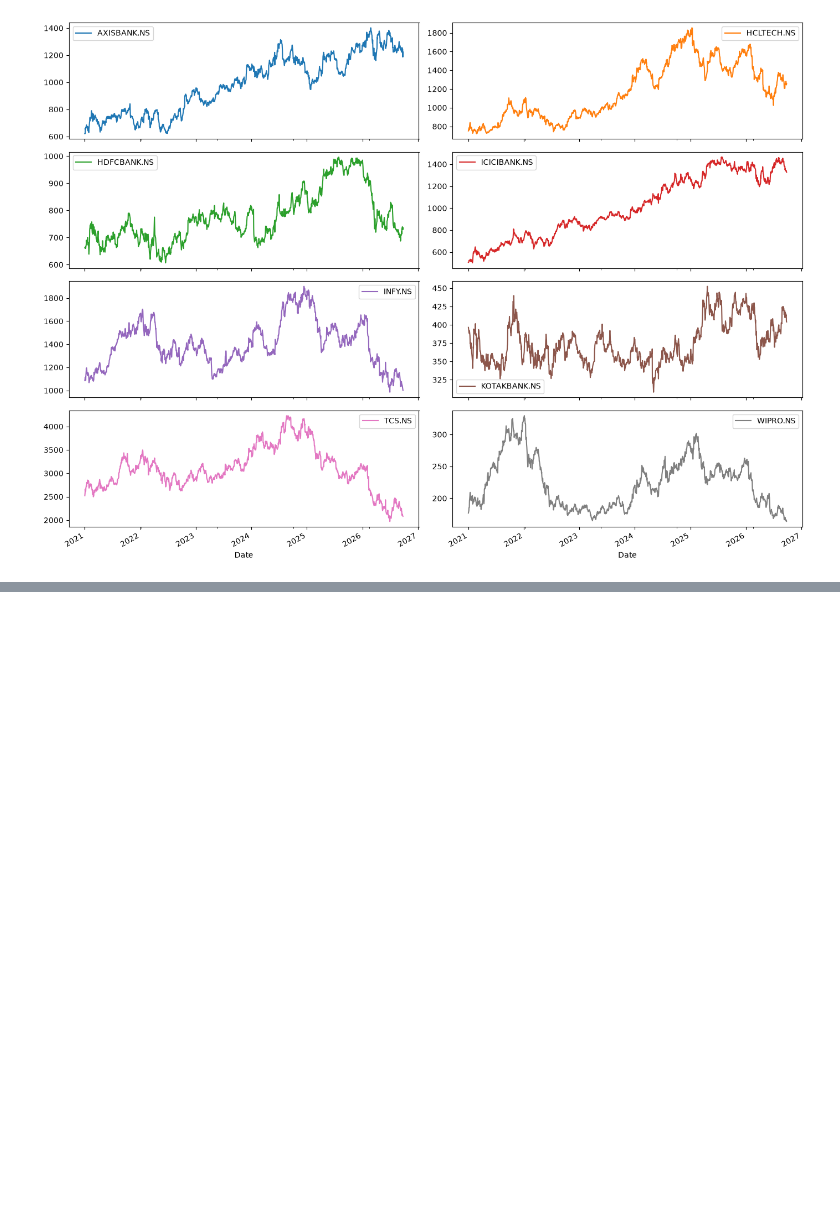
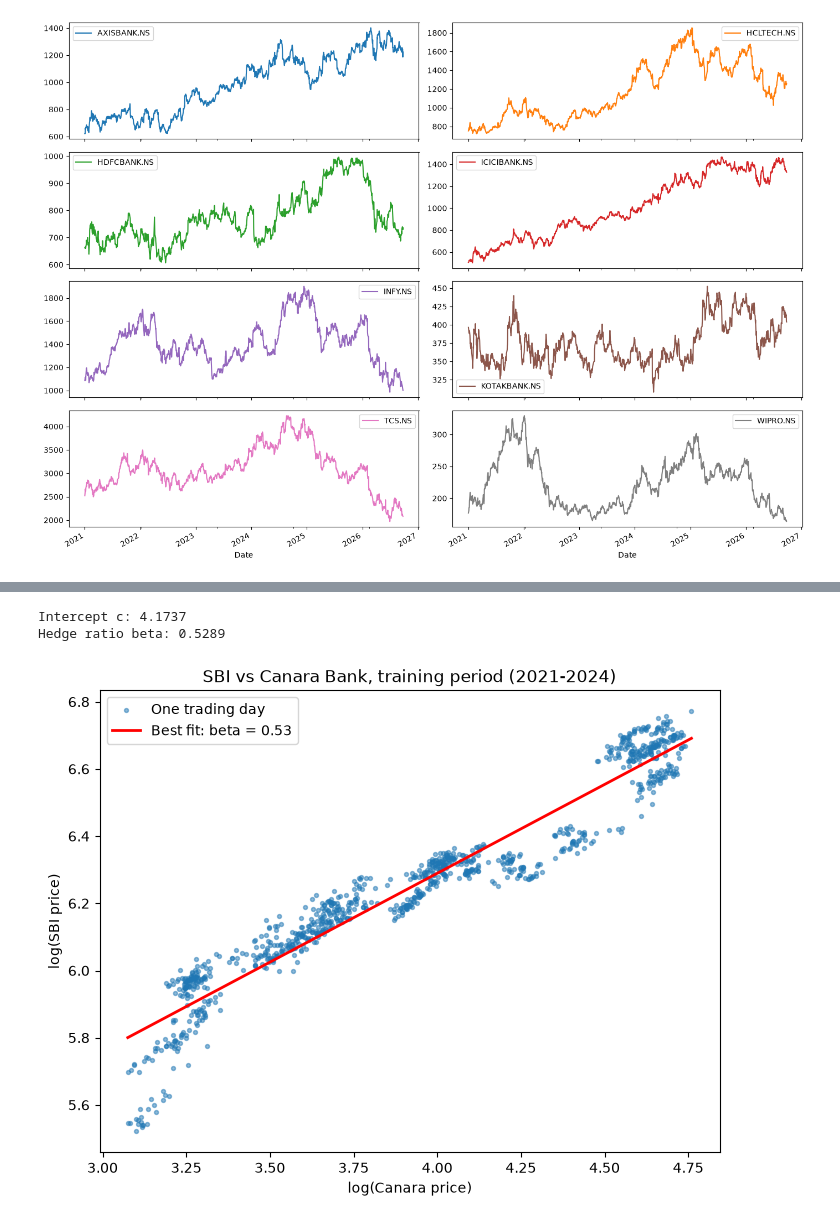
Before and after one commit to mystic0196/pairs-trading, a Jupyter notebook: notebooks/analysis.ipynb, the cells around one changed output, grey strips where cells are left out. Cells and saved outputs as stored; diff of their text form; code cells hidden in the pictures; blank space fills up the shorter version.

```diff
--- a/notebooks/analysis.ipynb
+++ b/notebooks/analysis.ipynb
@@ -26,0 +123,20 @@ plt.show()
+# %%
+import warnings
+warnings.filterwarnings("ignore", category=FutureWarning)
+from statsmodels.tsa.stattools import coint, adfuller
+
+pairs = [("HDFCBANK.NS", "ICICIBANK.NS"), ("KOTAKBANK.NS", "AXISBANK.NS"),
+         ("SBIN.NS", "BANKBARODA.NS"), ("BANKBARODA.NS", "PNB.NS"),
+         ("PNB.NS", "CANBK.NS"), ("SBIN.NS", "CANBK.NS"),
+         ("BPCL.NS", "HINDPETRO.NS"), ("BPCL.NS", "IOC.NS"), ("HINDPETRO.NS", "IOC.NS")]
+
+rows = []
+for a, b in pairs:
+    ya, yb = np.log(train[a]), np.log(train[b])
+    p = coint(ya, yb)[1]
+    b_ab = sm.OLS(ya, sm.add_constant(yb)).fit().params[b]
+    rows.append((a, b, round(p, 4), round(b_ab, 2),
+                 round(adfuller(ya)[1], 3), round(adfuller(yb)[1], 3)))
+
+pd.DataFrame(rows, columns=["A", "B", "coint p", "beta",
+                            "A alone p", "B alone p"]).sort_values("coint p")
@@ -26,0 +154,23 @@ plt.show()
+# %%
+A, B = "SBIN.NS", "CANBK.NS"
+x = np.log(train[B])
+y = np.log(train[A])
+model = sm.OLS(y, sm.add_constant(x)).fit()
+c, beta = model.params["const"], model.params[B]
+print("Intercept c:", round(c, 4))
+print("Hedge ratio beta:", round(beta, 4))
+
+plt.figure(figsize=(8, 6))
+plt.scatter(x, y, s=8, alpha=0.5, label="One trading day")
+xs = np.linspace(x.min(), x.max(), 100)
+plt.plot(xs, c + beta * xs, color="red", linewidth=2, label=f"Best fit: beta = {beta:.2f}")
+plt.xlabel("log(Canara price)")
+plt.ylabel("log(SBI price)")
+plt.title("SBI vs Canara Bank, training period (2021-2024)")
+plt.legend()
+plt.savefig("../charts/regression_sbi_canara.png", dpi=150, bbox_inches="tight")
+plt.show()
+# %% [output]
+Intercept c: 4.1737
+Hedge ratio beta: 0.5289
+[figure, added]
```
Also changed, not shown: parts of 12 cells of this notebook, 6 other files.
